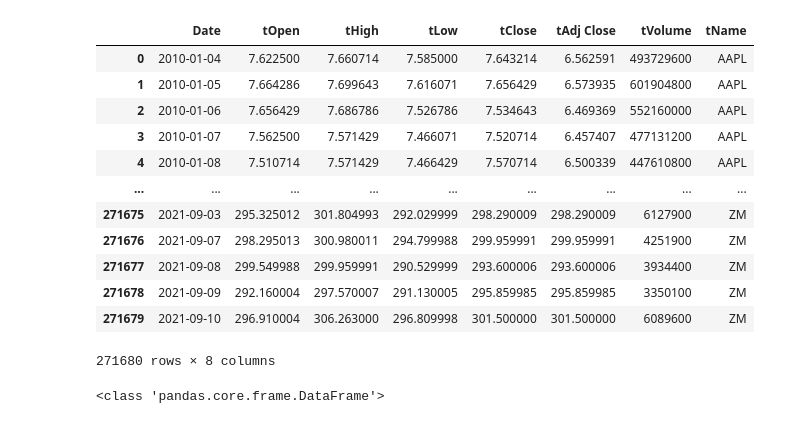
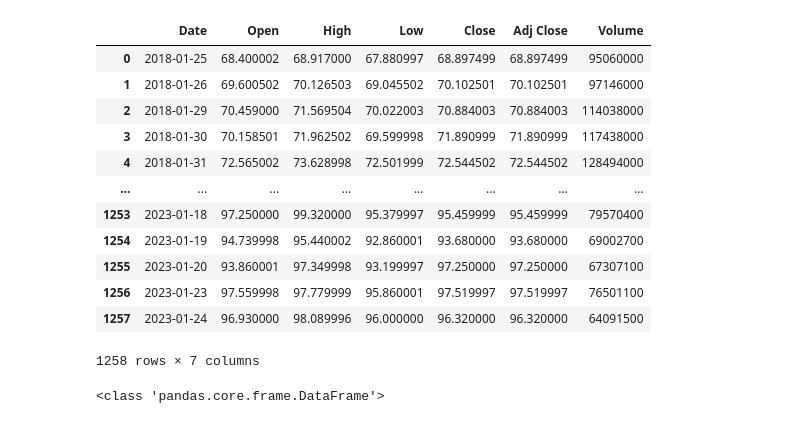
Before and after one commit to Harvinlong/Final-Project, a Jupyter notebook: LSTM_Stock_Price_Analysis.ipynb, the cells around one changed output. Saved outputs shown, nothing was run; the diff lists cells and outputs as text; code cells hidden in the pictures.

```diff
--- a/LSTM_Stock_Price_Analysis.ipynb
+++ b/LSTM_Stock_Price_Analysis.ipynb
@@ -1,8 +1,12 @@
 # %%
 import numpy as np
-import matplotlib.pyplot
+import matplotlib.pyplot as plt
 import pandas as pd
 import warnings
 warnings.filterwarnings("ignore")
-file_path = "archive.zip"
-data = pd.read_csv(file_path, skiprows=1, delim_whitespace=True, names=["Date","tOpen","tHigh","tLow","tClose","tAdj Close","tVolume","tName"])
+from keras.models import Sequential
+from keras.layers import Dense
+from keras.layers import LSTM
+from sklearn.preprocessing import MinMaxScaler
+file_path = "Resources/Amazon.csv"
+training_set = pd.read_csv(file_path)
@@ -9,17 +16,17 @@ data = pd.read_csv(file_path, skiprows=1, delim_whitespace=True, names=["Date","
 # %%
-data
+training_set
 # %% [output]
-|  | Date | tOpen | tHigh | tLow | tClose | tAdj Close | tVolume | tName |
-| 0 | 2010-01-04 | 7.622500 | 7.660714 | 7.585000 | 7.643214 | 6.562591 | 493729600 | AAPL |
-| 1 | 2010-01-05 | 7.664286 | 7.699643 | 7.616071 | 7.656429 | 6.573935 | 601904800 | AAPL |
-| 2 | 2010-01-06 | 7.656429 | 7.686786 | 7.526786 | 7.534643 | 6.469369 | 552160000 | AAPL |
-| 3 | 2010-01-07 | 7.562500 | 7.571429 | 7.466071 | 7.520714 | 6.457407 | 477131200 | AAPL |
-| 4 | 2010-01-08 | 7.510714 | 7.571429 | 7.466429 | 7.570714 | 6.500339 | 447610800 | AAPL |
-| ... | ... | ... | ... | ... | ... | ... | ... | ... |
-| 271675 | 2021-09-03 | 295.325012 | 301.804993 | 292.029999 | 298.290009 | 298.290009 | 6127900 | ZM |
-| 271676 | 2021-09-07 | 298.295013 | 300.980011 | 294.799988 | 299.959991 | 299.959991 | 4251900 | ZM |
-| 271677 | 2021-09-08 | 299.549988 | 299.959991 | 290.529999 | 293.600006 | 293.600006 | 3934400 | ZM |
-| 271678 | 2021-09-09 | 292.160004 | 297.570007 | 291.130005 | 295.859985 | 295.859985 | 3350100 | ZM |
-| 271679 | 2021-09-10 | 296.910004 | 306.263000 | 296.809998 | 301.500000 | 301.500000 | 6089600 | ZM |
+|  | Date | Open | High | Low | Close | Adj Close | Volume |
+| 0 | 2018-01-25 | 68.400002 | 68.917000 | 67.880997 | 68.897499 | 68.897499 | 95060000 |
+| 1 | 2018-01-26 | 69.600502 | 70.126503 | 69.045502 | 70.102501 | 70.102501 | 97146000 |
+| 2 | 2018-01-29 | 70.459000 | 71.569504 | 70.022003 | 70.884003 | 70.884003 | 114038000 |
+| 3 | 2018-01-30 | 70.158501 | 71.962502 | 69.599998 | 71.890999 | 71.890999 | 117438000 |
+| 4 | 2018-01-31 | 72.565002 | 73.628998 | 72.501999 | 72.544502 | 72.544502 | 128494000 |
+| ... | ... | ... | ... | ... | ... | ... | ... |
+| 1253 | 2023-01-18 | 97.250000 | 99.320000 | 95.379997 | 95.459999 | 95.459999 | 79570400 |
+| 1254 | 2023-01-19 | 94.739998 | 95.440002 | 92.860001 | 93.680000 | 93.680000 | 69002700 |
+| 1255 | 2023-01-20 | 93.860001 | 97.349998 | 93.199997 | 97.250000 | 97.250000 | 67307100 |
+| 1256 | 2023-01-23 | 97.559998 | 97.779999 | 95.860001 | 97.519997 | 97.519997 | 76501100 |
+| 1257 | 2023-01-24 | 96.930000 | 98.089996 | 96.000000 | 96.320000 | 96.320000 | 64091500 |
-271680 rows × 8 columns
+1258 rows × 7 columns
 # %%
```
Also changed, not shown: parts of 14 cells of this notebook.
